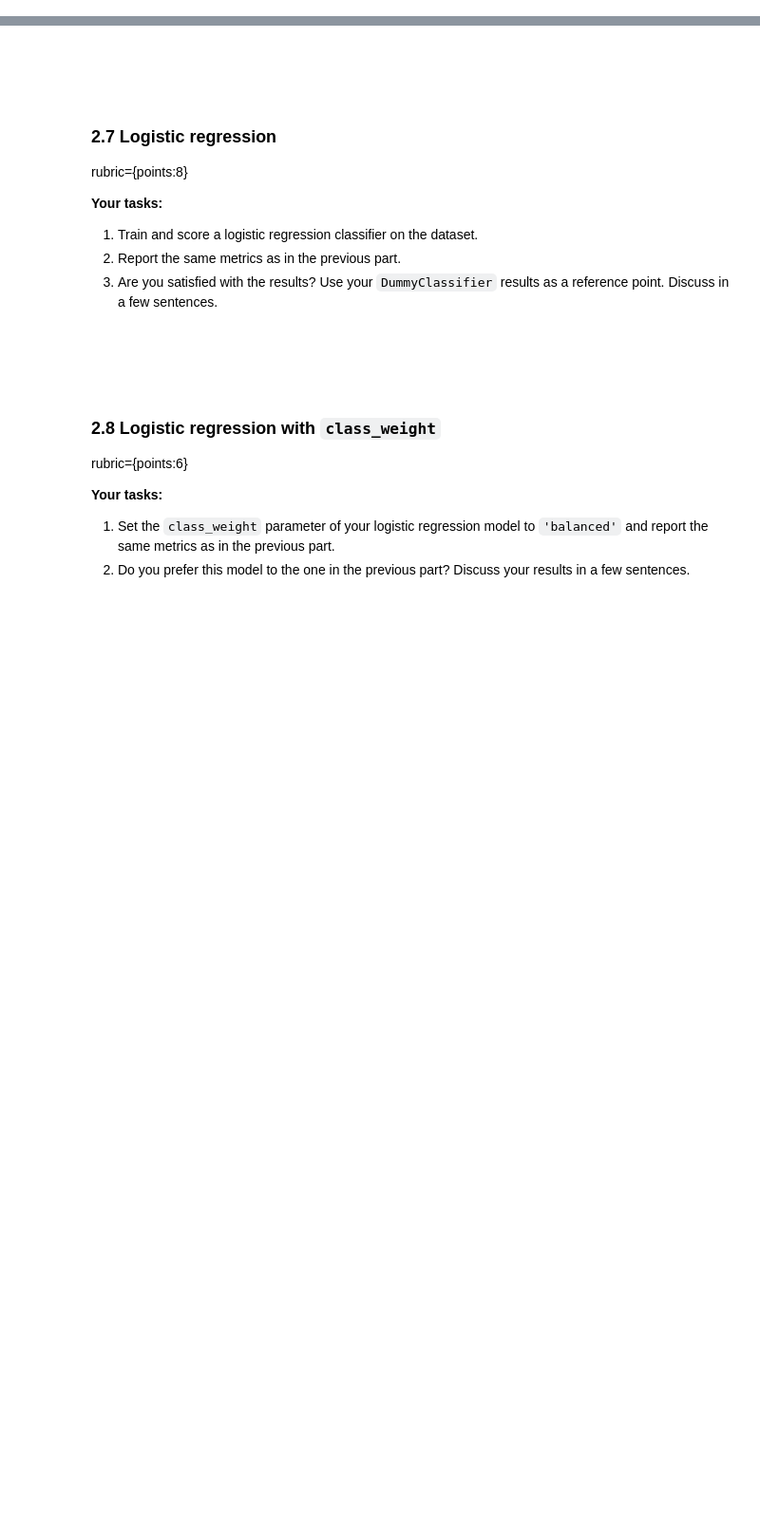
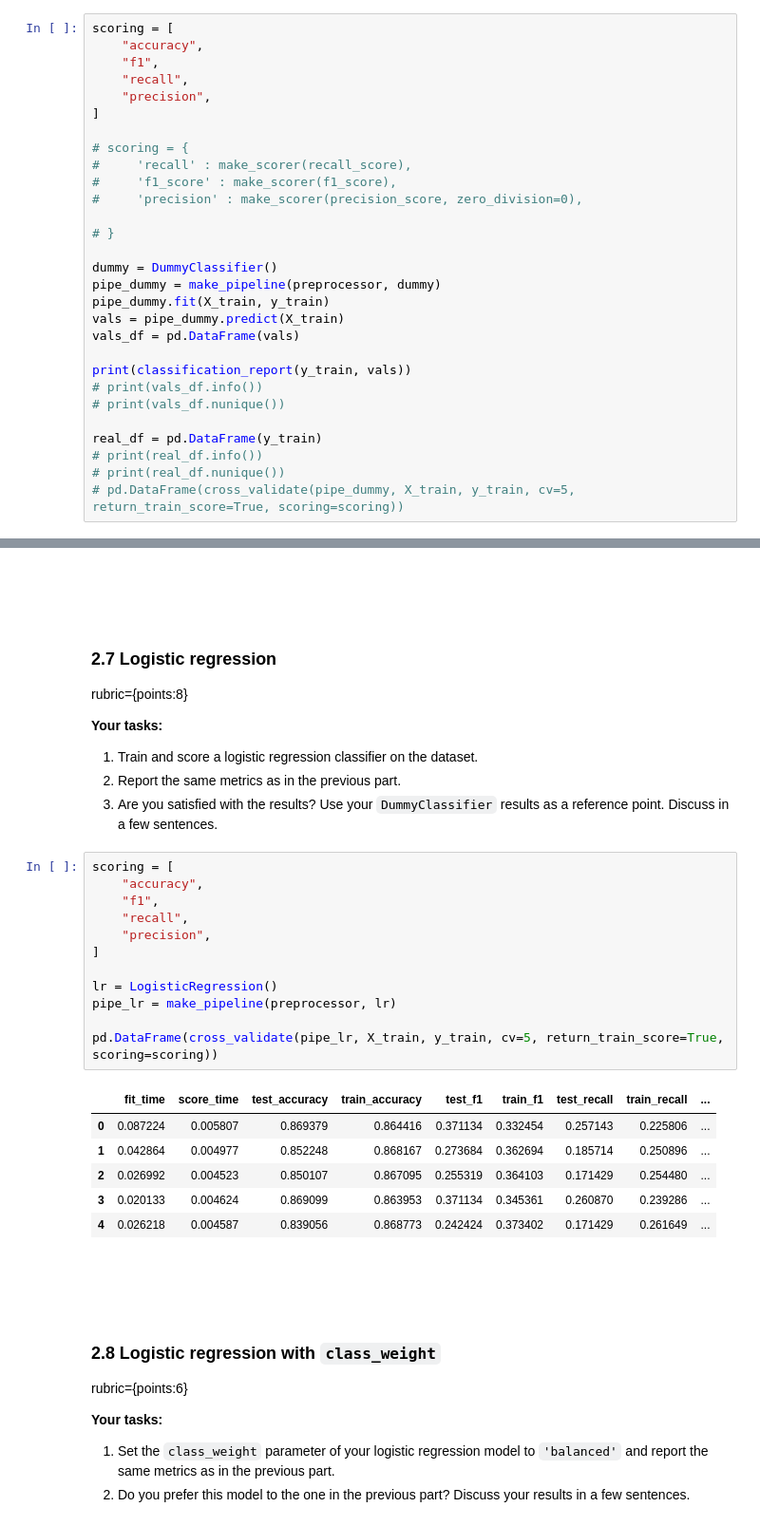
Before and after one commit to SilentM/cpsc330-2021W2, a Jupyter notebook: hw/hw5/hw5.ipynb, the cells around one changed output, grey strips where cells are left out. Shown at 95% size. Drawn from its saved outputs; the diff is of its cells as text; blank space fills up the shorter version.

```diff
--- a/hw/hw5/hw5.ipynb
+++ b/hw/hw5/hw5.ipynb
@@ -331,3 +419,32 @@ rubric={points:4}
 **Your tasks:**
 
 Create a `DummyClassifier`. Report the following scoring metrics via cross-validation: accuracy, precision, recall, f1-score. Briefly comment on your results, including any warnings the code produces (2 sentences max).
+# %%
+scoring = [
+    "accuracy",
+    "f1",
+    "recall",
+    "precision",
+]
+
+# scoring = {
+#     'recall' : make_scorer(recall_score),
+#     'f1_score' : make_scorer(f1_score),
+#     'precision' : make_scorer(precision_score, zero_division=0),
+
+# }
+
+dummy = DummyClassifier()
+pipe_dummy = make_pipeline(preprocessor, dummy)
+pipe_dummy.fit(X_train, y_train)
+vals = pipe_dummy.predict(X_train)
+vals_df = pd.DataFrame(vals)
+
+print(classification_report(y_train, vals))
+# print(vals_df.info())
+# print(vals_df.nunique())
+
+real_df = pd.DataFrame(y_train)
+# print(real_df.info())
+# print(real_df.nunique())
+# pd.DataFrame(cross_validate(pipe_dummy, X_train, y_train, cv=5, return_train_score=True, scoring=scoring))
@@ -342,6 +470,25 @@ rubric={points:8}
 1. Train and score a logistic regression classifier on the dataset.
 2. Report the same metrics as in the previous part.
 3. Are you satisfied with the results? Use your `DummyClassifier` results as a reference point. Discuss in a few sentences.
+# %%
+scoring = [
+    "accuracy",
+    "f1",
+    "recall",
+    "precision",
+]
+
+lr = LogisticRegression()
+pipe_lr = make_pipeline(preprocessor, lr)
+
+pd.DataFrame(cross_validate(pipe_lr, X_train, y_train, cv=5, return_train_score=True, scoring=scoring))
+# %% [output]
+|  | fit_time | score_time | test_accuracy | train_accuracy | test_f1 | train_f1 | test_recall | train_recall | ... |
+| 0 | 0.087224 | 0.005807 | 0.869379 | 0.864416 | 0.371134 | 0.332454 | 0.257143 | 0.225806 | ... |
+| 1 | 0.042864 | 0.004977 | 0.852248 | 0.868167 | 0.273684 | 0.362694 | 0.185714 | 0.250896 | ... |
+| 2 | 0.026992 | 0.004523 | 0.850107 | 0.867095 | 0.255319 | 0.364103 | 0.171429 | 0.254480 | ... |
+| 3 | 0.020133 | 0.004624 | 0.869099 | 0.863953 | 0.371134 | 0.345361 | 0.260870 | 0.239286 | ... |
+| 4 | 0.026218 | 0.004587 | 0.839056 | 0.868773 | 0.242424 | 0.373402 | 0.171429 | 0.261649 | ... |
 # %% [markdown]
 <br><br>
 # %% [markdown]
```
Also changed, not shown: parts of 18 cells of this notebook.
